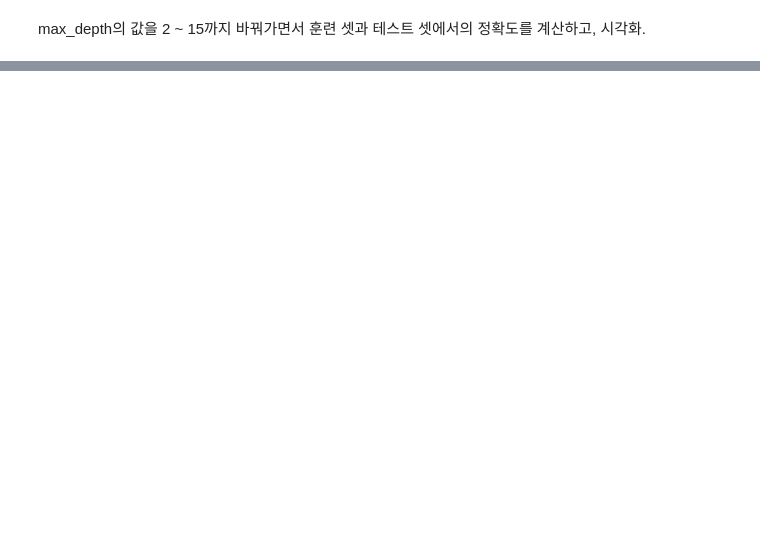
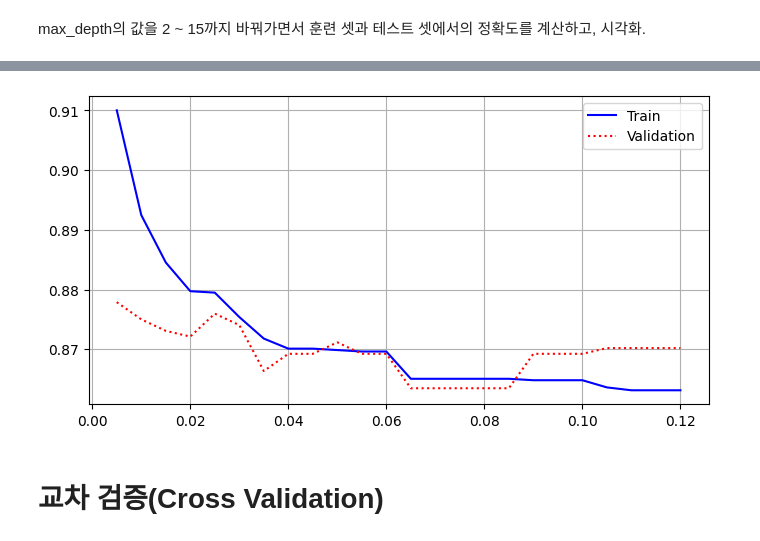
Before and after one commit to YounJJ/202511_BD53, a Jupyter notebook: lab_ml/ml10_tree.ipynb, the cells around one changed output, grey strips where cells are left out. Saved outputs shown, nothing was run; the diff lists cells and outputs as text; code cells hidden in the pictures; blank space fills up the shorter version.

```diff
--- a/lab_ml/ml10_tree.ipynb
+++ b/lab_ml/ml10_tree.ipynb
@@ -305,0 +385,11 @@ plt.show()
+# %%
+train_scores = []
+validation_scores = []
+max_depths = np.arange(2, 16)
+for d in max_depths:
+    tree_clf = DecisionTreeClassifier(max_depth=d, random_state=42)
+    tree_clf.fit(X=x_tr, y=y_tr)
+    tr_acc = tree_clf.score(X=x_tr, y=y_tr)
+    train_scores.append(tr_acc)
+    val_acc = tree_clf.score(X=x_val, y=y_val)
+    validation_scores.append(val_acc)
@@ -305,0 +407,11 @@ plt.show()
+# %%
+train_scores = []
+validation_scores = []
+min_split = np.arange(2, 101)
+for m in min_split:
+    tree_clf = DecisionTreeClassifier(min_samples_split=m, random_state=42)
+    tree_clf.fit(X=x_tr, y=y_tr)
+    tr_acc = tree_clf.score(X=x_tr, y=y_tr)
+    train_scores.append(tr_acc)
+    val_acc = tree_clf.score(X=x_val, y=y_val)
+    validation_scores.append(val_acc)
@@ -305,0 +427,24 @@ plt.show()
+# %%
+# 강사님 답안
+train_scores = []
+validation_scores = []
+min_samples_split = np.arange(0.005, 0.125, 0.005)
+for s in min_samples_split:
+    tree_clf = DecisionTreeClassifier(min_samples_split=s, random_state=42)
+    tree_clf.fit(X=x_tr, y=y_tr)
+    tr_acc = tree_clf.score(X=x_tr, y=y_tr)
+    val_acc = tree_clf.score(X=x_val, y=y_val)
+    train_scores.append(tr_acc)
+    validation_scores.append(val_acc)
+# %%
+plt.figure(figsize=(8, 4))
+plt.plot(min_samples_split, train_scores, 'b-', label="Train")
+plt.plot(min_samples_split, validation_scores, 'r:', label="Validation")
+
+plt.grid()
+plt.legend()
+plt.show()
+# %% [output]
+[figure, added]
+# %% [markdown]
+# 교차 검증(Cross Validation)
```
Also changed, not shown: parts of 43 cells of this notebook.
